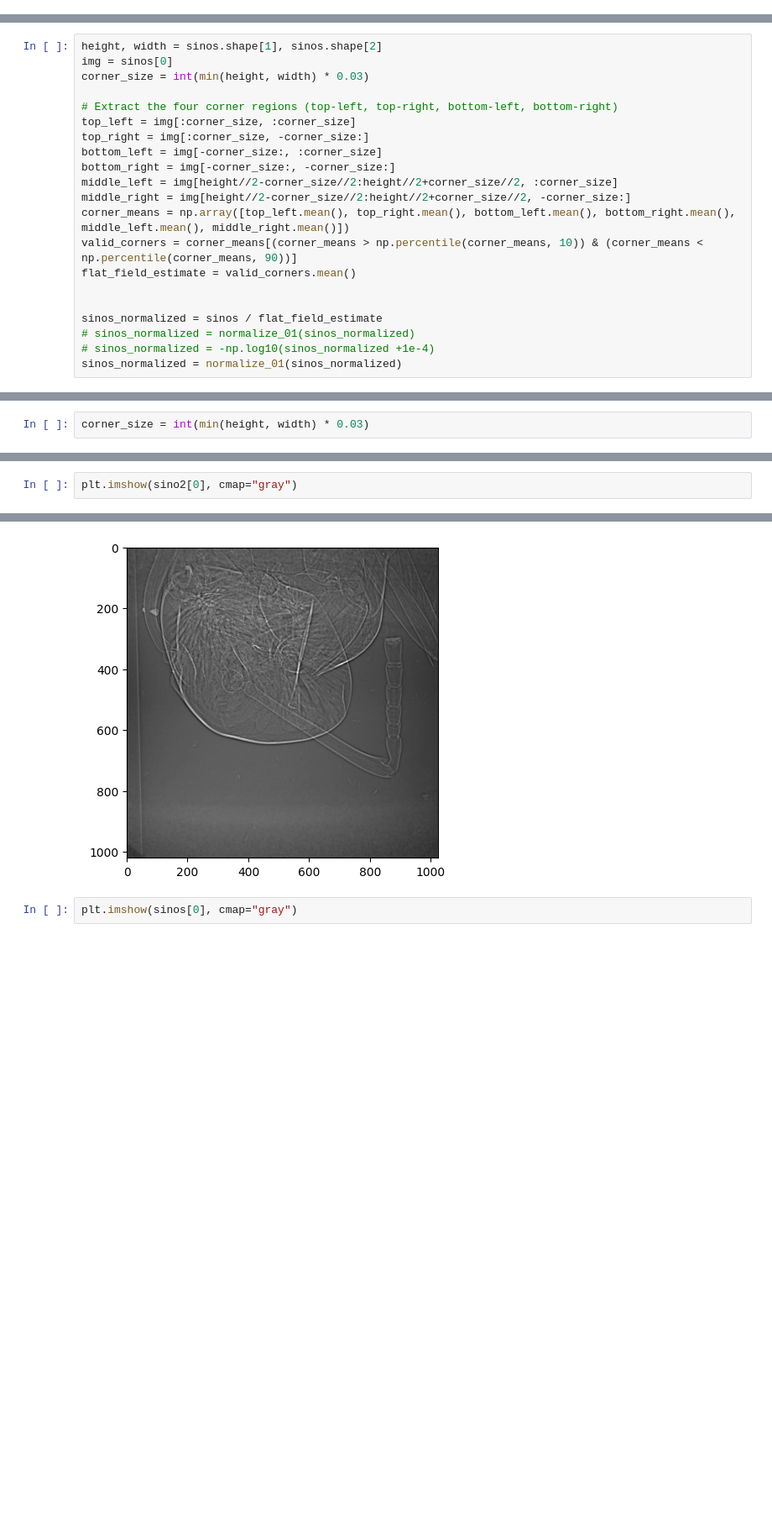
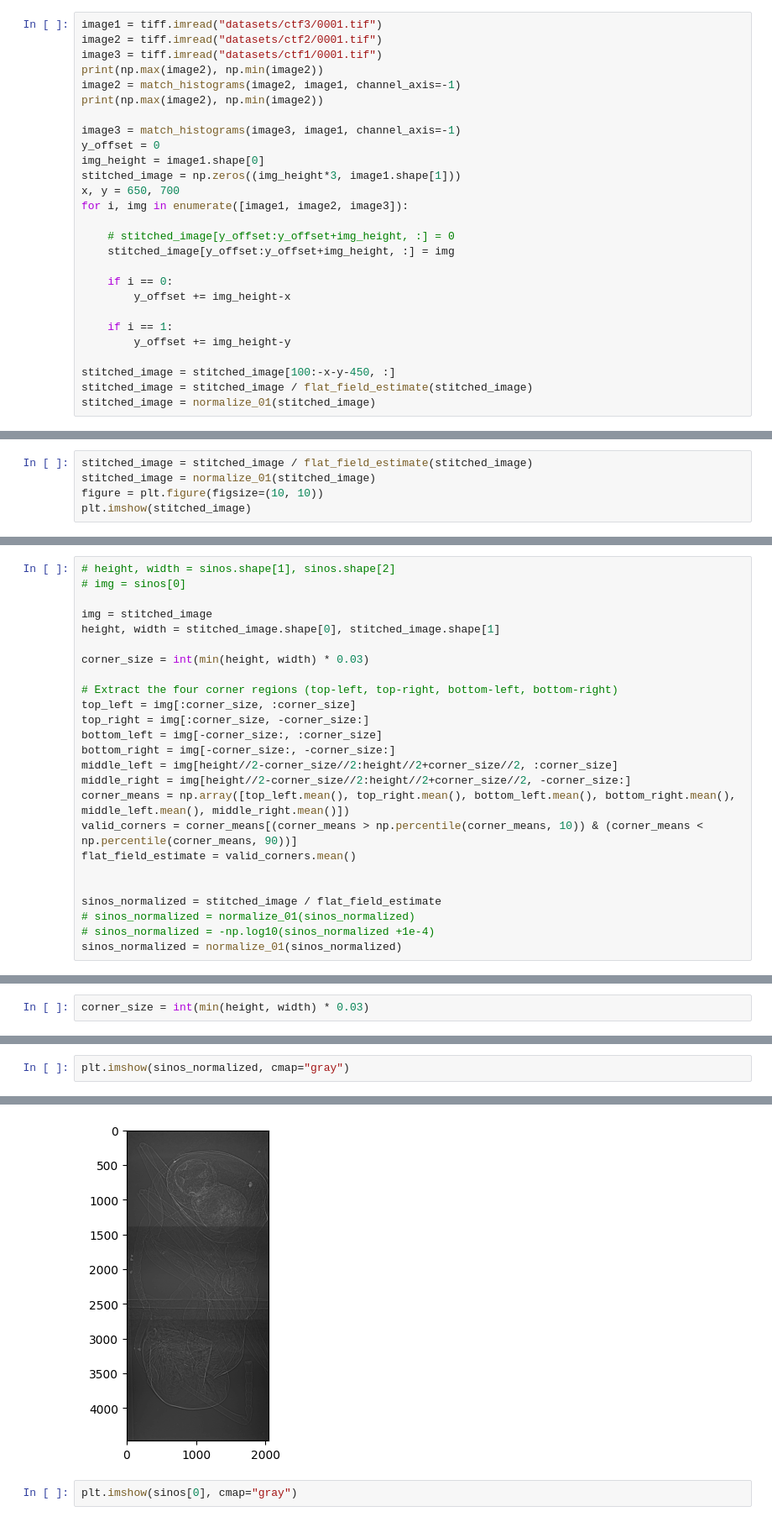
Before and after one commit to obandomarcos/ToMoDL, a Jupyter notebook: test_tomopy.ipynb, the cells around one changed output, grey strips where cells are left out. Shown at 84% size. Saved outputs shown, nothing was run; the diff lists cells and outputs as text; blank space fills up the shorter version.

```diff
--- a/test_tomopy.ipynb
+++ b/test_tomopy.ipynb
@@ -20,0 +84,27 @@ plt.imshow(a[:1600])
+# %%
+image1 = tiff.imread("datasets/ctf3/0001.tif")
+image2 = tiff.imread("datasets/ctf2/0001.tif")
+image3 = tiff.imread("datasets/ctf1/0001.tif")
+print(np.max(image2), np.min(image2))
+image2 = match_histograms(image2, image1, channel_axis=-1)
+print(np.max(image2), np.min(image2))
+
+image3 = match_histograms(image3, image1, channel_axis=-1)
+y_offset = 0
+img_height = image1.shape[0]
+stitched_image = np.zeros((img_height*3, image1.shape[1]))
+x, y = 650, 700
+for i, img in enumerate([image1, image2, image3]):
+
+    # stitched_image[y_offset:y_offset+img_height, :] = 0
+    stitched_image[y_offset:y_offset+img_height, :] = img
+
+    if i == 0:
+        y_offset += img_height-x
+
+    if i == 1:
+        y_offset += img_height-y
+
+stitched_image = stitched_image[100:-x-y-450, :]
+stitched_image = stitched_image / flat_field_estimate(stitched_image)
+stitched_image = normalize_01(stitched_image)
@@ -20,0 +158,5 @@ plt.imshow(a[:1600])
+# %%
+stitched_image = stitched_image / flat_field_estimate(stitched_image)
+stitched_image = normalize_01(stitched_image)
+figure = plt.figure(figsize=(10, 10))
+plt.imshow(stitched_image)
@@ -73,8 +218,12 @@ sinos.min(), sinos.max(), sinos.shape
 # %% [output]
 (-3.0340028, 0.41573137, (1800, 1020, 1024))
 # %%
-height, width = sinos.shape[1], sinos.shape[2]
-img = sinos[0]
+# height, width = sinos.shape[1], sinos.shape[2]
+# img = sinos[0]
+
+img = stitched_image
+height, width = stitched_image.shape[0], stitched_image.shape[1]
+
 corner_size = int(min(height, width) * 0.03)
 
 # Extract the four corner regions (top-left, top-right, bottom-left, bottom-right)
@@ -89,7 +238,7 @@ valid_corners = corner_means[(corner_means > np.percentile(corner_means, 10)) &
 flat_field_estimate = valid_corners.mean()
 
 
-sinos_normalized = sinos / flat_field_estimate
+sinos_normalized = stitched_image / flat_field_estimate
 # sinos_normalized = normalize_01(sinos_normalized)
 # sinos_normalized = -np.log10(sinos_normalized +1e-4)
 sinos_normalized = normalize_01(sinos_normalized)
@@ -132,10 +281,10 @@ plt.show()
 # %% [output]
 [figure]
 # %%
-plt.imshow(sino2[0], cmap="gray")
+plt.imshow(sinos_normalized, cmap="gray")
 # %% [output]
 <matplotlib.image.AxesImage at 0x...>
-[figure, old version]
+[figure, new version]
 # %%
 plt.imshow(sinos[0], cmap="gray")
 # %% [output]
```
Also changed, not shown: parts of 8 cells of this notebook, 5 other files.
